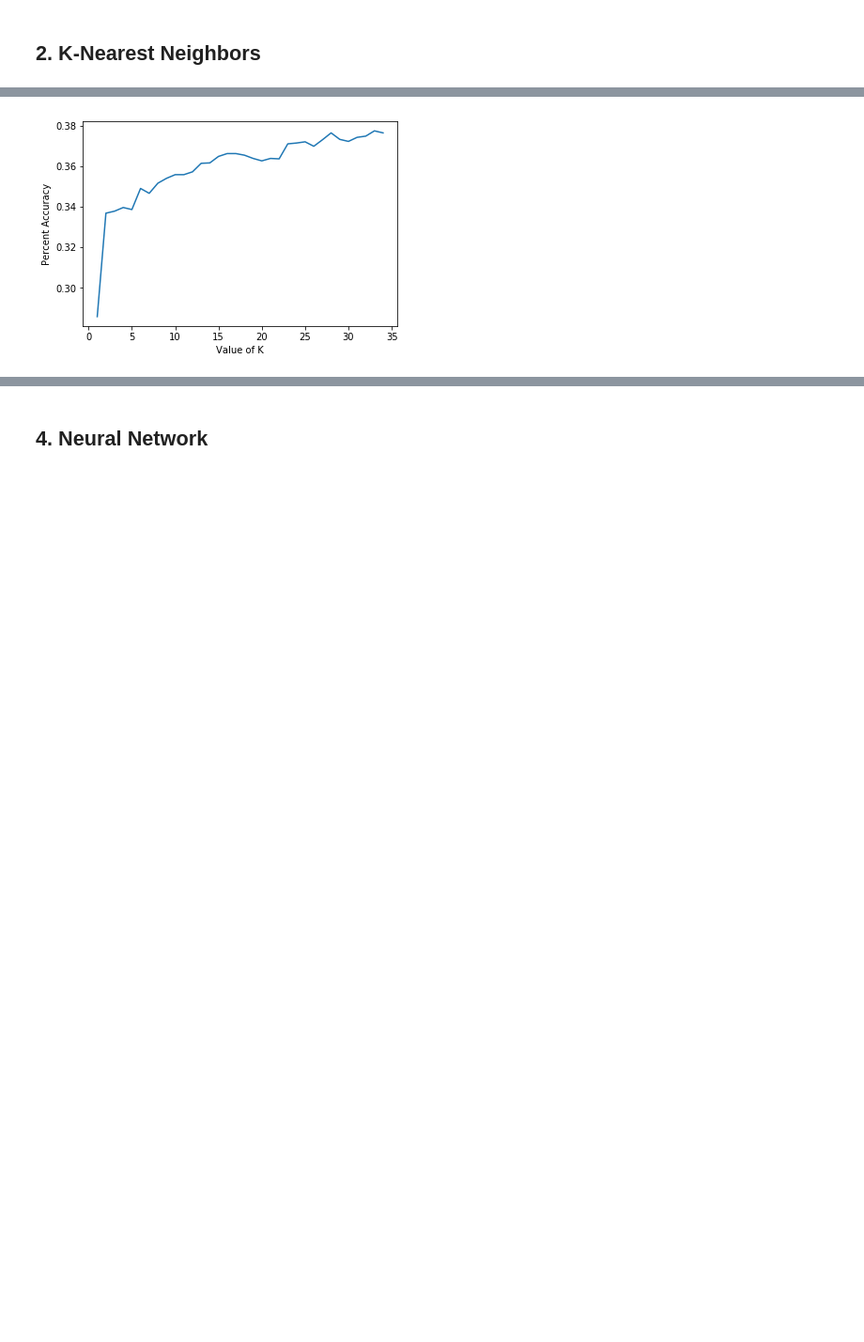
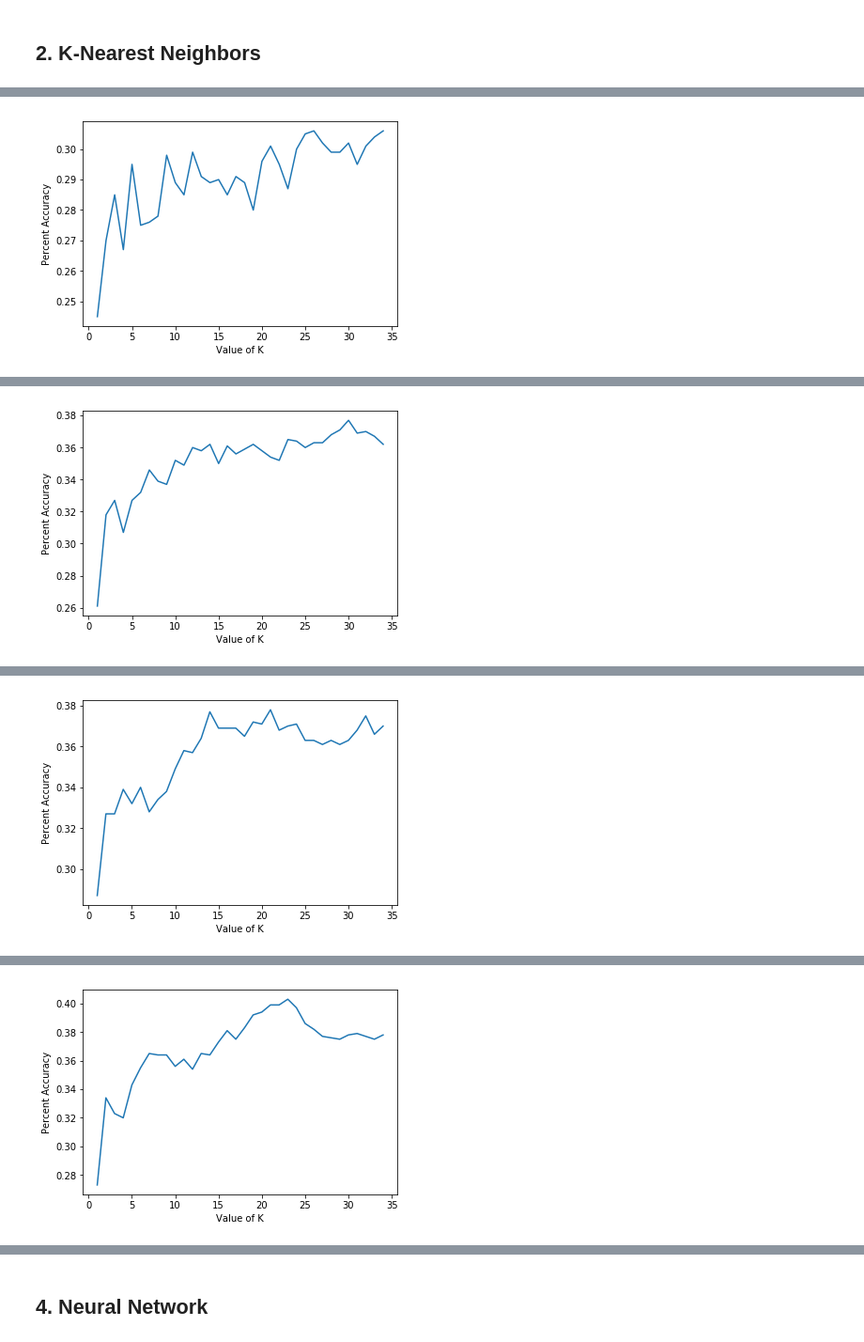
Before and after one commit to vontell/CrimePrediction, a Jupyter notebook: Experiments.ipynb, the cells around one changed output, grey strips where cells are left out. Shown at 94% size. Cells and saved outputs as stored; diff of their text form; code cells hidden in the pictures; blank space fills up the shorter version.

Commit message:
changes to experiment with number of data points

```diff
--- a/Experiments.ipynb
+++ b/Experiments.ipynb
@@ -68,48 +68,49 @@ def int_to_category(prediction):
     return categories[int(prediction)]
 # %%
 def evaluate_KNN(X, Y):
-    # Loading data
-    X_train = X[1:10000]
-    Y_train = Y[1:10000]
-    X_validate = X[10000:15000]
-    Y_validate = Y[10000:15000]
-    X_test = X[15000:20000]
-    Y_test = Y[15000:20000]
+    for i in [100, 1000, 10000, 50000, 60000]:
+        # Loading data
+        X_train = X[1:i]
+        Y_train = Y[1:i]
+        X_validate = X[i:i+1000]
+        Y_validate = Y[i:i+1000]
+        X_test = X[i+1000:i+2000]
+        Y_test = Y[i+1000:i+2000]
 
-    #Tuning on the validation set for value of K
-    K = [k for k in range(1,35)]
-    best_K = 0
-    max_score = 0.0
-    x_values = []
-    y_values = []
-    for k in K:
-        knn = train_KNN(X_train, Y_train, k)
-        predictions = knn.predict(X_validate)
+        #Tuning on the validation set for value of K
+        K = [k for k in range(1,35)]
+        best_K = 0
+        max_score = 0.0
+        x_values = []
+        y_values = []
+        for k in K:
+            knn = train_KNN(X_train, Y_train, k)
+            predictions = knn.predict(X_validate)
+            correct = 0.0
+            for i in range(predictions.shape[0]):
+                if int_to_category(predictions[i]) == Y_decoder(Y_validate[i])[0]:
+                    correct += 1.0
+            y_values.append(correct/predictions.shape[0])
+            x_values.append(k)
+            if correct > max_score:
+                max_score = correct
+                best_K = k
+            print("Validation set Performance with k = " + str(k) + ":" + str(correct/predictions.shape[0]))
+        plt.plot(x_values, y_values)
+        plt.xlabel("Value of K")
+        plt.ylabel("Percent Accuracy")
+        plt.show()
+        #Evaluating on Test set with best K value
+        knn = train_KNN(X_train, Y_train, best_K)
+        predictions = knn.predict(X_test)
         correct = 0.0
         for i in range(predictions.shape[0]):
-            if int_to_category(predictions[i]) == Y_decoder(Y_validate[i])[0]:
+            if int_to_category(predictions[i]) == Y_decoder(Y_test[i])[0]:
                 correct += 1.0
-        y_values.append(correct/predictions.shape[0])
-        x_values.append(k)
         if correct > max_score:
             max_score = correct
             best_K = k
-        print("Validation set Performance with k = " + str(k) + ":" + str(correct/predictions.shape[0]))
-    plt.plot(x_values, y_values)
-    plt.xlabel("Value of K")
-    plt.ylabel("Percent Accuracy")
-    plt.show()
-    #Evaluating on Test set with best K value
-    knn = train_KNN(X_train, Y_train, best_K)
-    predictions = knn.predict(X_test)
-    correct = 0.0
-    for i in range(predictions.shape[0]):
-        if int_to_category(predictions[i]) == Y_decoder(Y_test[i])[0]:
-            correct += 1.0
-    if correct > max_score:
-        max_score = correct
-        best_K = k
-    print("Test set Performance with k = " + str(best_K) + ":  " + str(correct/predictions.shape[0]))
+        print("Test set Performance with k = " + str(best_K) + ":  " + str(correct/predictions.shape[0]))
 
 print(X.shape)
 evaluate_KNN(X, Y)
@@ -134 +135 @@ Validation set Performance with k = 34:0.3764
-[figure, old version]
+[figure, new version]
@@ -135,0 +153 @@ Test set Performance with k = 33:  0.3752
+[figure, added]
@@ -135,0 +171 @@ Test set Performance with k = 33:  0.3752
+[figure, added]
@@ -135,0 +189 @@ Test set Performance with k = 33:  0.3752
+[figure, added]
```
Also changed, not shown: parts of 2 cells of this notebook.
